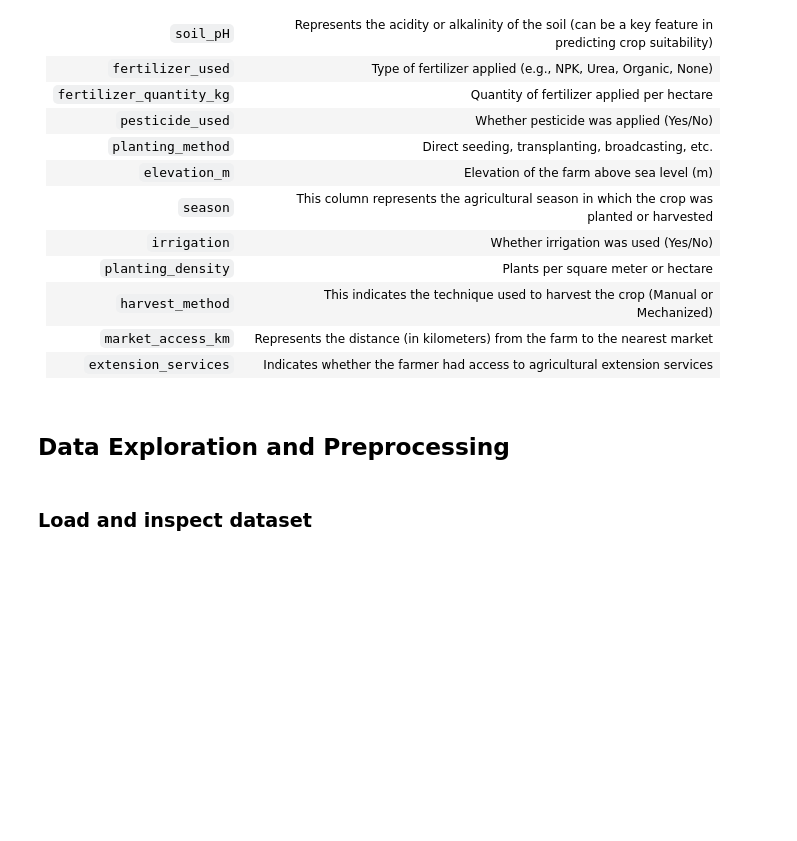
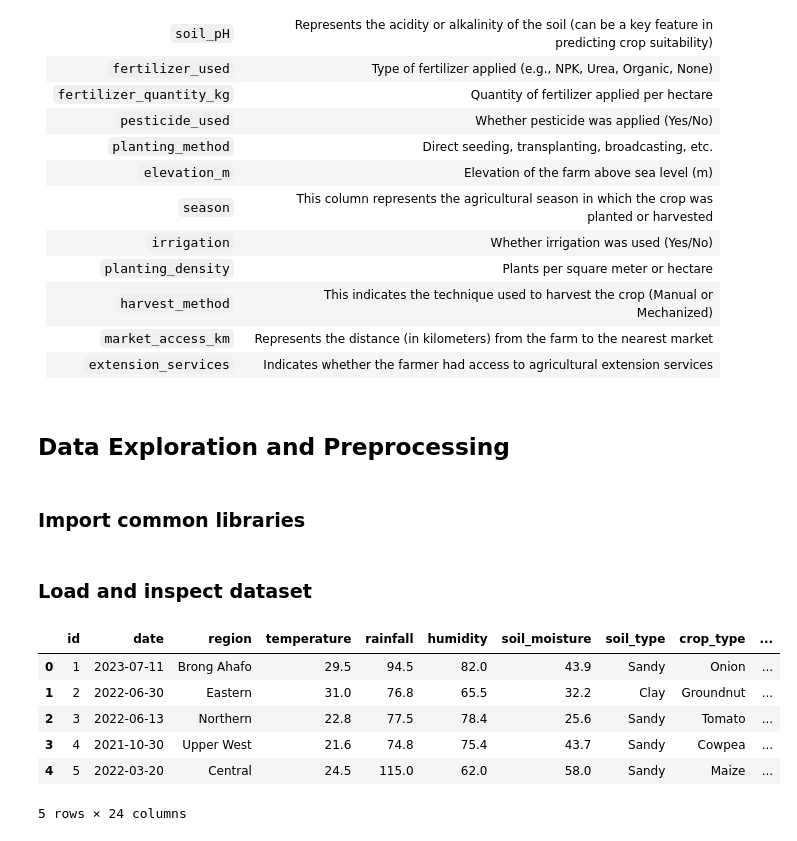
Before and after one commit to aminayusif/PharmaInsight, a Jupyter notebook: Weather_Crop_Advisor.ipynb, the cells around one changed output. Drawn from its saved outputs; the diff is of its cells as text; code cells hidden in the pictures; blank space fills up the shorter version.

Commit message:
Exploratory data analysis and data preprocessing

```diff
--- a/Weather_Crop_Advisor.ipynb
+++ b/Weather_Crop_Advisor.ipynb
@@ -59,3 +59,5 @@ Forecast future rainfall/temperature to assist crop decision using ARIMA or Prop
       |
 # %% [markdown]
 ## Data Exploration and Preprocessing
+# %% [markdown]
+### Import common libraries
@@ -71,0 +74,11 @@ from sklearn.preprocessing import LabelEncoder, StandardScaler
+# %%
+data=pd.read_csv('simulated_crop_weather_data.csv')
+display(data.head())
+# %% [output]
+|  | id | date | region | temperature | rainfall | humidity | soil_moisture | soil_type | crop_type | ... |
+| 0 | 1 | 2023-07-11 | Brong Ahafo | 29.5 | 94.5 | 82.0 | 43.9 | Sandy | Onion | ... |
+| 1 | 2 | 2022-06-30 | Eastern | 31.0 | 76.8 | 65.5 | 32.2 | Clay | Groundnut | ... |
+| 2 | 3 | 2022-06-13 | Northern | 22.8 | 77.5 | 78.4 | 25.6 | Sandy | Tomato | ... |
+| 3 | 4 | 2021-10-30 | Upper West | 21.6 | 74.8 | 75.4 | 43.7 | Sandy | Cowpea | ... |
+| 4 | 5 | 2022-03-20 | Central | 24.5 | 115.0 | 62.0 | 58.0 | Sandy | Maize | ... |
+5 rows × 24 columns
```
Also changed, not shown: parts of 23 cells of this notebook.
